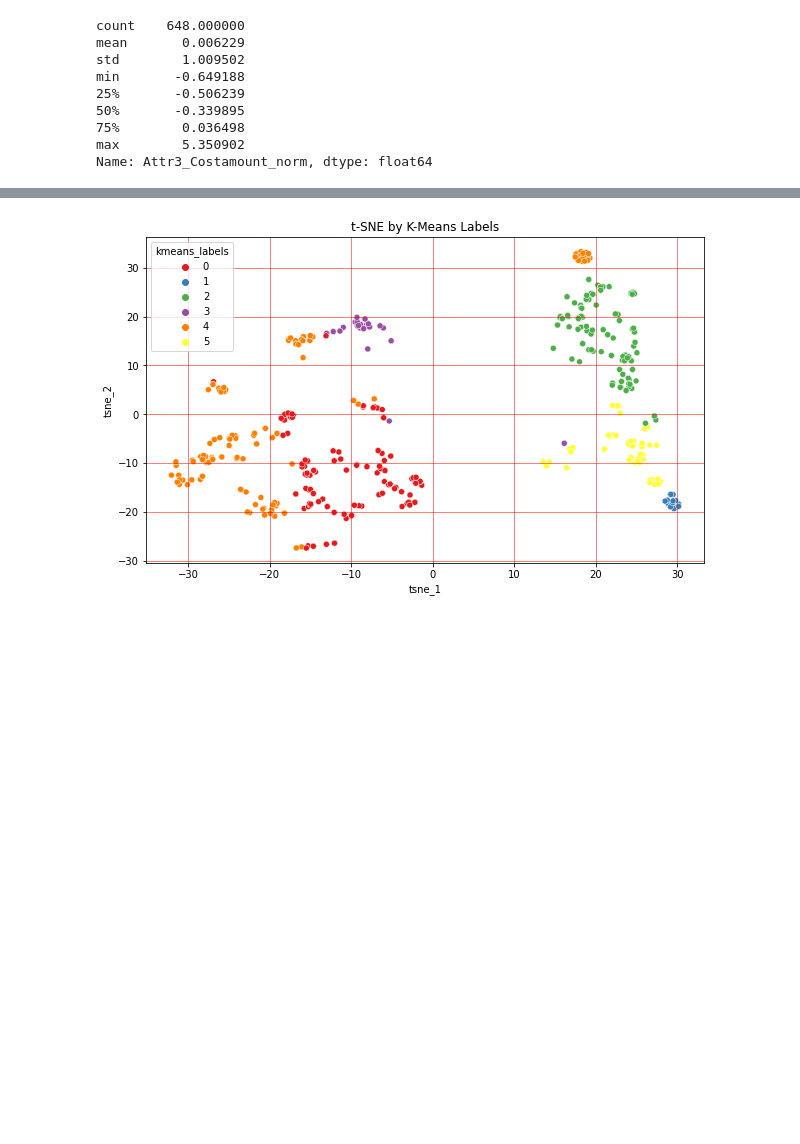
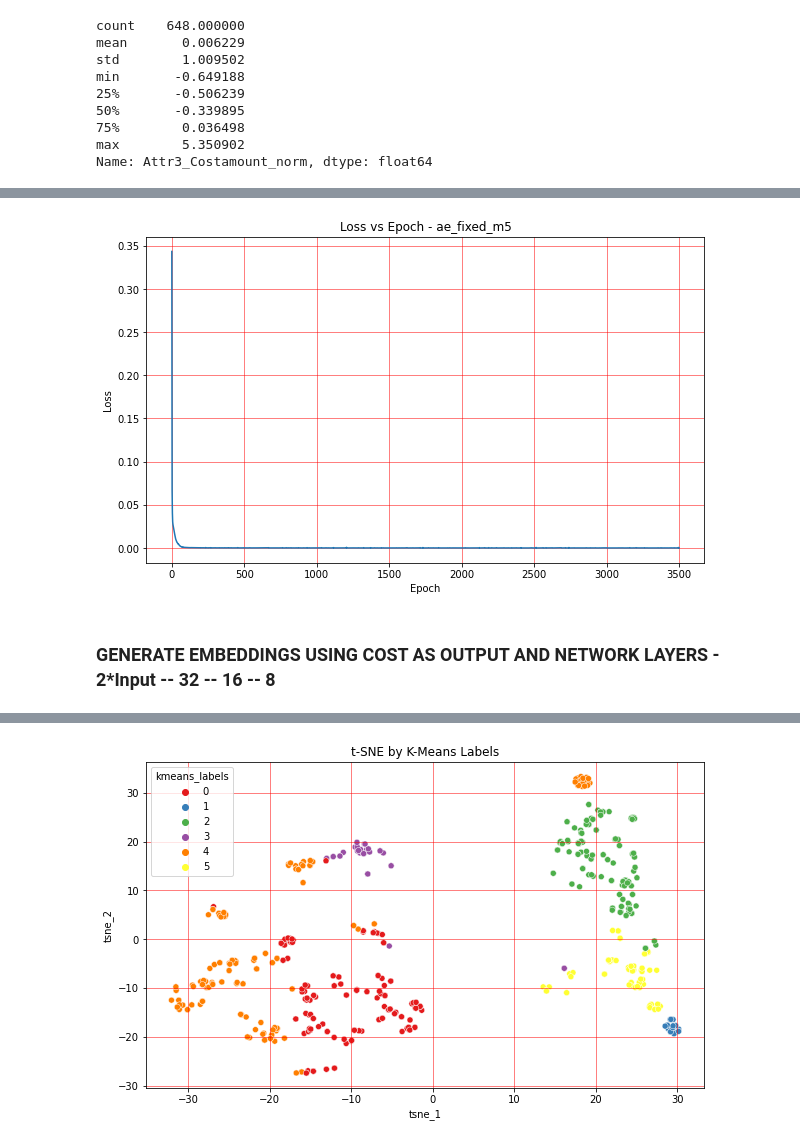
Before and after one commit to prasiyer/SKU_Clusters, a Jupyter notebook: Code/CMD_Cluster_Analysis.ipynb, the cells around one changed output, grey strips where cells are left out. Cells and saved outputs as stored; diff of their text form; code cells hidden in the pictures; blank space fills up the shorter version.

Commit message:
Fixed NN architecture, added cluster evaluation

```diff
--- a/Code/CMD_Cluster_Analysis.ipynb
+++ b/Code/CMD_Cluster_Analysis.ipynb
@@ -664,0 +748,34 @@ ax.grid(linestyle='-', linewidth='0.5', color='red')
+# %%
+input_size = cmd_data[attr_for_clustering_ae].shape[1]
+l1_size = input_size*2
+l2_size = 32
+l3_size = 16
+bottleneck_size = 8
+encoder_input = Input(shape = (input_size, ))
+# encoder layer 1
+encoder_m5_l1 = Dense(l1_size)(encoder_input)
+encoder_m5_l1 = LeakyReLU()(encoder_m5_l1)
+# encoder layer 2
+encoder_m5_l2 = Dense(l2_size)(encoder_m5_l1)
+encoder_m5_l2 = LeakyReLU()(encoder_m5_l2)
+# encoder layer 3
+encoder_m5_l3 = Dense(l3_size)(encoder_m5_l2)
+encoder_m5_l3 = LeakyReLU()(encoder_m5_l3)
+# encoder bottleneck layer
+encoder_m5_output = Dense(bottleneck_size)(encoder_m5_l3)
+encoder_m5_output = LeakyReLU()(encoder_m5_output)
+# decoder layer 1
+decoder_m5_l1 = Dense(l3_size)(encoder_m5_output)
+decoder_m5_l1 = LeakyReLU()(decoder_m5_l1)
+# decoder layer 2
+decoder_m5_l2 = Dense(l2_size)(decoder_m5_l1)
+decoder_m5_l2 = LeakyReLU()(decoder_m5_l2)
+# decoder layer 3
+decoder_m5_l3 = Dense(l1_size)(decoder_m5_l2)
+decoder_m5_l3 = LeakyReLU()(decoder_m5_l3)
+# decoder output layer
+decoder_m5_output = Dense(input_size, activation = 'linear')(decoder_m5_l3)
+# define the autoencoder model
+ae_fixed_m5 = Model(encoder_input, decoder_m5_output)
+# compile the model
+ae_fixed_m5.compile(optimizer = 'adam', loss = 'mse')
@@ -664,0 +802,3 @@ ax.grid(linestyle='-', linewidth='0.5', color='red')
+# %%
+# fit the model
+ae_fixed_m5_hist = ae_fixed_m5.fit(cmd_data[attr_for_clustering_ae], cmd_data[attr_for_clustering_ae], epochs = 3500, batch_size = 16, shuffle = True)
@@ -664,0 +844,10 @@ ax.grid(linestyle='-', linewidth='0.5', color='red')
+# %%
+# plot the loss vs epoch
+plt.figure(figsize = (10, 6))
+ax = sns.lineplot(x = range(1, len(ae_fixed_m5_hist.history['loss'])+1), y = ae_fixed_m5_hist.history['loss'])
+ax.set_xlabel('Epoch')
+ax.set_ylabel('Loss')
+ax.set_title('Loss vs Epoch - ae_fixed_m5')
+ax.grid(linestyle='-', linewidth='0.5', color='red')
+# %% [output]
+[figure, added]
@@ -664,0 +860,2 @@ ax.grid(linestyle='-', linewidth='0.5', color='red')
+# %% [markdown]
+### GENERATE EMBEDDINGS USING COST AS OUTPUT AND NETWORK LAYERS - 2*Input -- 32 -- 16 -- 8
```
Also changed, not shown: parts of 43 cells of this notebook.
